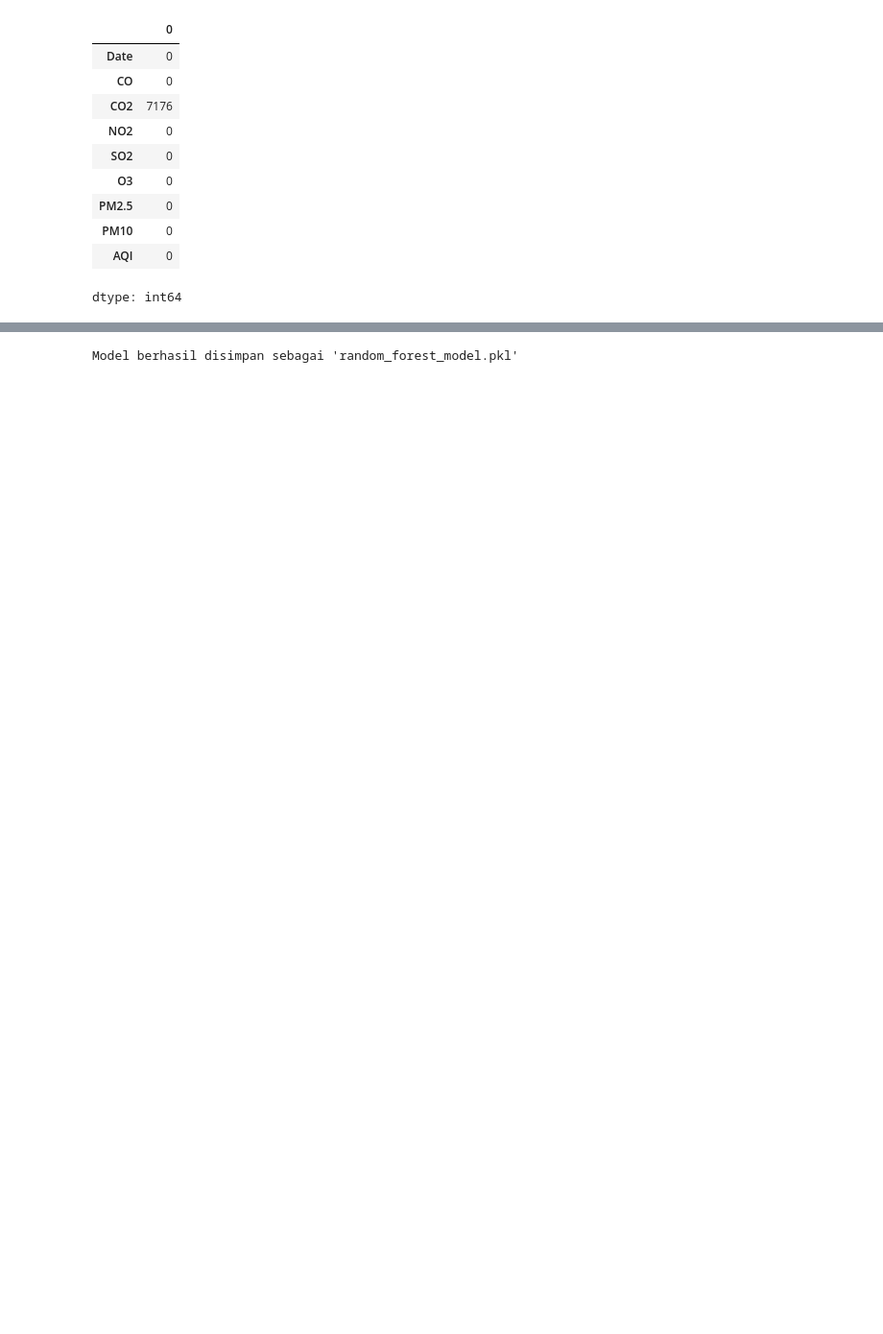
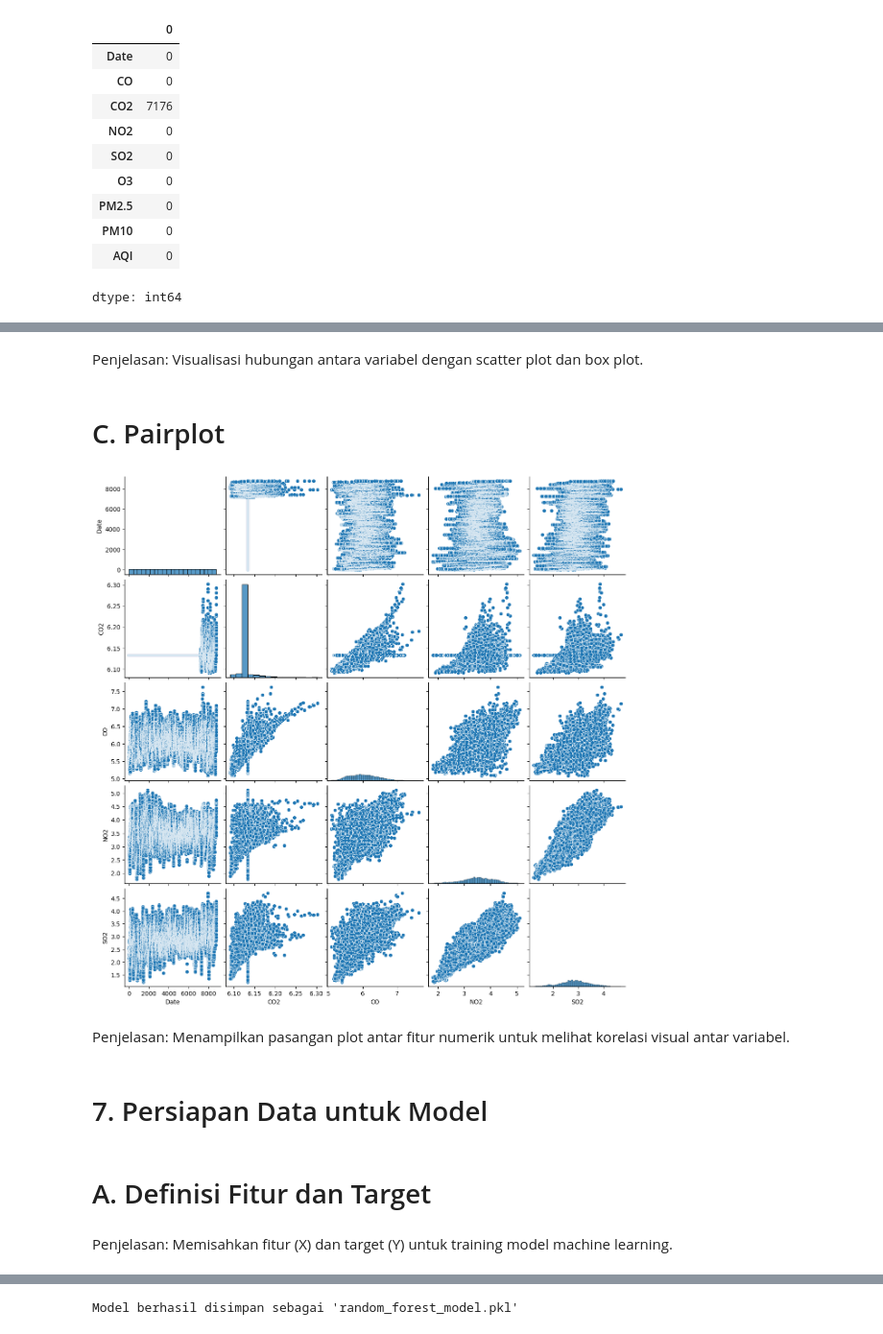
Before and after one commit to Sitimildaalkan/milda_PCD, a Jupyter notebook: UAS_ML_Milda.ipynb, the cells around one changed output, grey strips where cells are left out. Shown at 96% size. Drawn from its saved outputs; the diff is of its cells as text; code cells hidden in the pictures; blank space fills up the shorter version.

```diff
--- a/UAS_ML_Milda.ipynb
+++ b/UAS_ML_Milda.ipynb
@@ -630,0 +198,18 @@ Accuracy Score:
+# %% [markdown]
+Penjelasan:
+Visualisasi hubungan antara variabel dengan scatter plot dan box plot.
+# %% [markdown]
+# C. Pairplot
+# %%
+sample_features = df.columns.tolist()[:5]
+sns.pairplot(df[sample_features])
+plt.show()
+# %% [output]
+[figure, added]
+# %% [markdown]
+Penjelasan:
+Menampilkan pasangan plot antar fitur numerik untuk melihat korelasi visual antar variabel.
+# %% [markdown]
+# 7. Persiapan Data untuk Model
+# %% [markdown]
+# A. Definisi Fitur dan Target
@@ -630,0 +225,3 @@ Accuracy Score:
+# %% [markdown]
+Penjelasan:
+Memisahkan fitur (X) dan target (Y) untuk training model machine learning.
```
Also changed, not shown: parts of 143 cells of this notebook.
